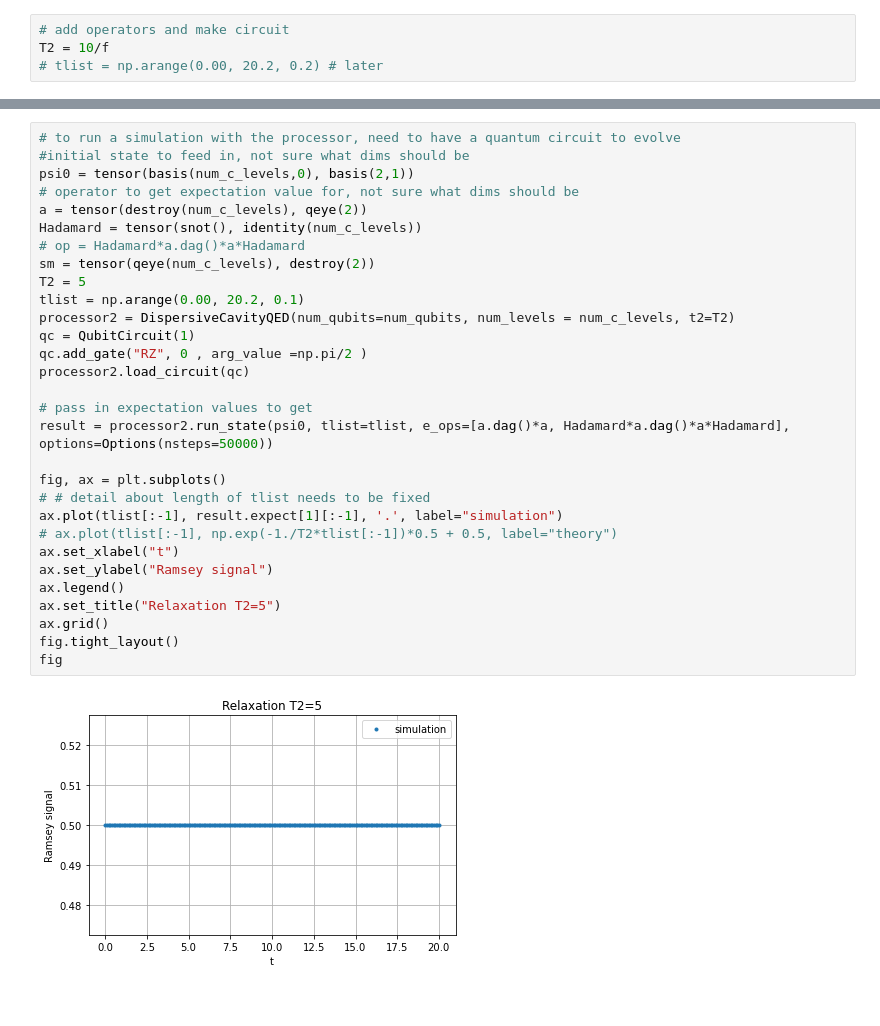
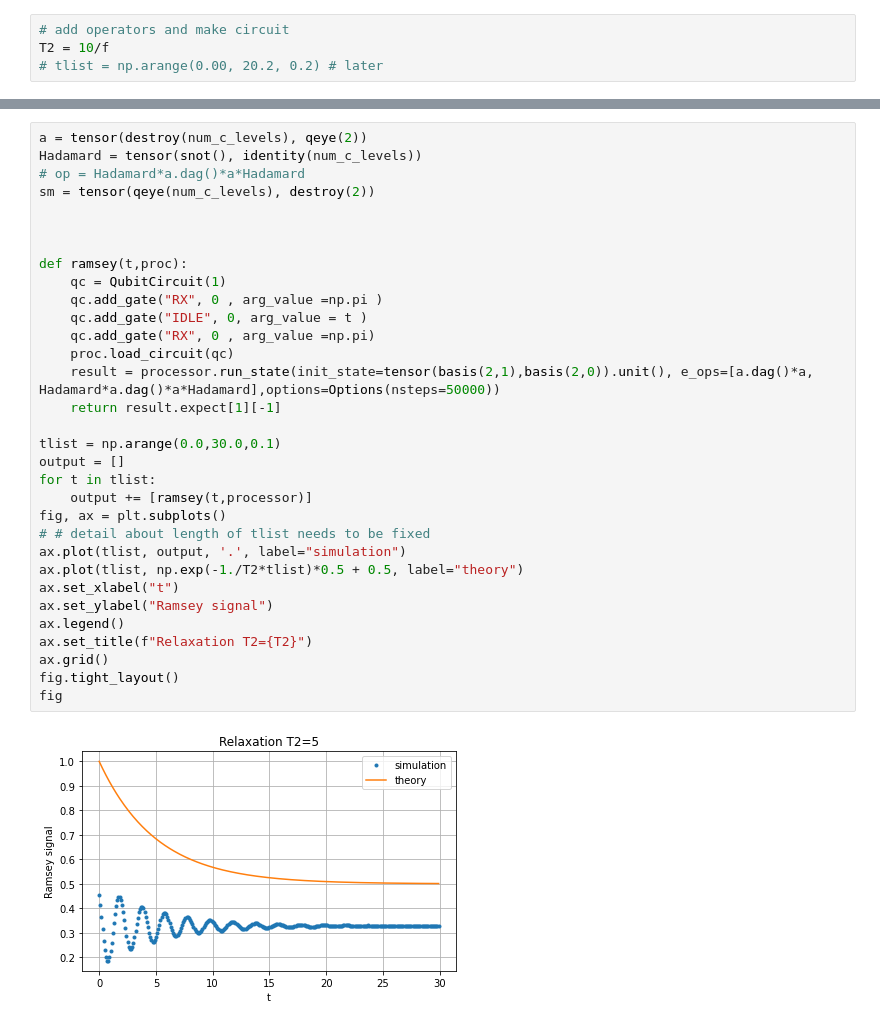
Before and after one commit to acatspirit/Fermilab2022, a Jupyter notebook: processor2Qubit.ipynb, the cells around one changed output, grey strips where cells are left out. Cells and saved outputs as stored; diff of their text form.

```diff
--- a/processor2Qubit.ipynb
+++ b/processor2Qubit.ipynb
@@ -107,32 +93,34 @@ fig
-# %%
-# to run a simulation with the processor, need to have a quantum circuit to evolve
-#initial state to feed in, not sure what dims should be
-psi0 = tensor(basis(num_c_levels,0), basis(2,1))
-# operator to get expectation value for, not sure what dims should be
-a = tensor(destroy(num_c_levels), qeye(2))
-Hadamard = tensor(snot(), identity(num_c_levels))
-# op = Hadamard*a.dag()*a*Hadamard
-sm = tensor(qeye(num_c_levels), destroy(2))
-T2 = 5
-tlist = np.arange(0.00, 20.2, 0.1)
-processor2 = DispersiveCavityQED(num_qubits=num_qubits, num_levels = num_c_levels, t2=T2)
-qc = QubitCircuit(1)
-qc.add_gate("RZ", 0 , arg_value =np.pi/2 )
-processor2.load_circuit(qc)
-
-# pass in expectation values to get
-result = processor2.run_state(psi0, tlist=tlist, e_ops=[a.dag()*a, Hadamard*a.dag()*a*Hadamard], options=Options(nsteps=50000))
-
-fig, ax = plt.subplots()
-# # detail about length of tlist needs to be fixed
-ax.plot(tlist[:-1], result.expect[1][:-1], '.', label="simulation")
-# ax.plot(tlist[:-1], np.exp(-1./T2*tlist[:-1])*0.5 + 0.5, label="theory")
-ax.set_xlabel("t")
-ax.set_ylabel("Ramsey signal")
-ax.legend()
-ax.set_title("Relaxation T2=5")
-ax.grid()
-fig.tight_layout()
-fig
-# %% [output]
-[figure, removed]
+# %%
+a = tensor(destroy(num_c_levels), qeye(2))
+Hadamard = tensor(snot(), identity(num_c_levels))
+# op = Hadamard*a.dag()*a*Hadamard
+sm = tensor(qeye(num_c_levels), destroy(2))
+
+
+
+def ramsey(t,proc):
+    qc = QubitCircuit(1)
+    qc.add_gate("RX", 0 , arg_value =np.pi )
+    qc.add_gate("IDLE", 0, arg_value = t )
+    qc.add_gate("RX", 0 , arg_value =np.pi)
+    proc.load_circuit(qc)
+    result = processor.run_state(init_state=tensor(basis(2,1),basis(2,0)).unit(), e_ops=[a.dag()*a, Hadamard*a.dag()*a*Hadamard],options=Options(nsteps=50000))
+    return result.expect[1][-1]
+
+tlist = np.arange(0.0,30.0,0.1)
+output = []
+for t in tlist:
+    output += [ramsey(t,processor)]
+fig, ax = plt.subplots()
+# # detail about length of tlist needs to be fixed
+ax.plot(tlist, output, '.', label="simulation")
+ax.plot(tlist, np.exp(-1./T2*tlist)*0.5 + 0.5, label="theory")
+ax.set_xlabel("t")
+ax.set_ylabel("Ramsey signal")
+ax.legend()
+ax.set_title(f"Relaxation T2={T2}")
+ax.grid()
+fig.tight_layout()
+fig
+# %% [output]
+[figure, added]
```
Also changed, not shown: parts of 4 cells of this notebook.
